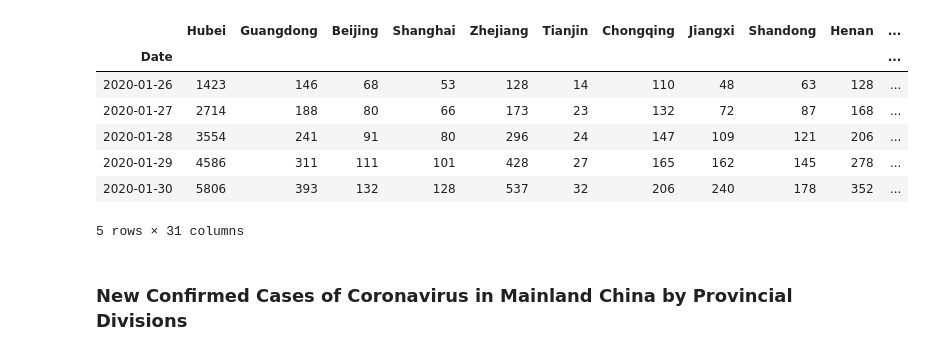
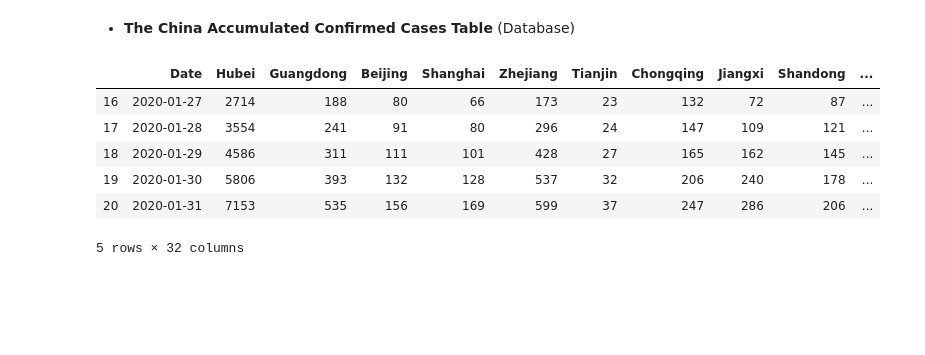
Before and after one commit to masonxmh/Project2, a Jupyter notebook: scrap_table.ipynb, the cells around one changed output. Drawn from its saved outputs; the diff is of its cells as text; code cells hidden in the pictures; blank space fills up the shorter version.

```diff
--- a/scrap_table.ipynb
+++ b/scrap_table.ipynb
@@ -69,15 +73,16 @@ df_China_new_confirmed_final = df_China_new_confirmed.astype(int)
+# %% [markdown]
+* __The China Accumulated Confirmed Cases Table__ (Database)
 # %%
 # Sum the daliy confirmed patient
 df_China_confirmed_final = df_China_new_confirmed_final.cumsum()
+# Since the cumsum() function only works with integer then we change the index back as column
+df_China_confirmed_final=df_China_confirmed_final.reset_index()
 df_China_confirmed_final.tail()
 # %% [output]
-|  | Hubei | Guangdong | Beijing | Shanghai | Zhejiang | Tianjin | Chongqing | Jiangxi | Shandong | Henan | ... |
-| Date |  |  |  |  |  |  |  |  |  |  | ... |
-| 2020-01-26 | 1423 | 146 | 68 | 53 | 128 | 14 | 110 | 48 | 63 | 128 | ... |
-| 2020-01-27 | 2714 | 188 | 80 | 66 | 173 | 23 | 132 | 72 | 87 | 168 | ... |
-| 2020-01-28 | 3554 | 241 | 91 | 80 | 296 | 24 | 147 | 109 | 121 | 206 | ... |
-| 2020-01-29 | 4586 | 311 | 111 | 101 | 428 | 27 | 165 | 162 | 145 | 278 | ... |
-| 2020-01-30 | 5806 | 393 | 132 | 128 | 537 | 32 | 206 | 240 | 178 | 352 | ... |
+|  | Date | Hubei | Guangdong | Beijing | Shanghai | Zhejiang | Tianjin | Chongqing | Jiangxi | Shandong | ... |
+| 16 | 2020-01-27 | 2714 | 188 | 80 | 66 | 173 | 23 | 132 | 72 | 87 | ... |
+| 17 | 2020-01-28 | 3554 | 241 | 91 | 80 | 296 | 24 | 147 | 109 | 121 | ... |
+| 18 | 2020-01-29 | 4586 | 311 | 111 | 101 | 428 | 27 | 165 | 162 | 145 | ... |
+| 19 | 2020-01-30 | 5806 | 393 | 132 | 128 | 537 | 32 | 206 | 240 | 178 | ... |
+| 20 | 2020-01-31 | 7153 | 535 | 156 | 169 | 599 | 37 | 247 | 286 | 206 | ... |
-5 rows × 31 columns
+5 rows × 32 columns
-# %% [markdown]
-### New Confirmed Cases of Coronavirus in Mainland China by Provincial Divisions
```
Also changed, not shown: parts of 50 cells of this notebook, 9 other files.
